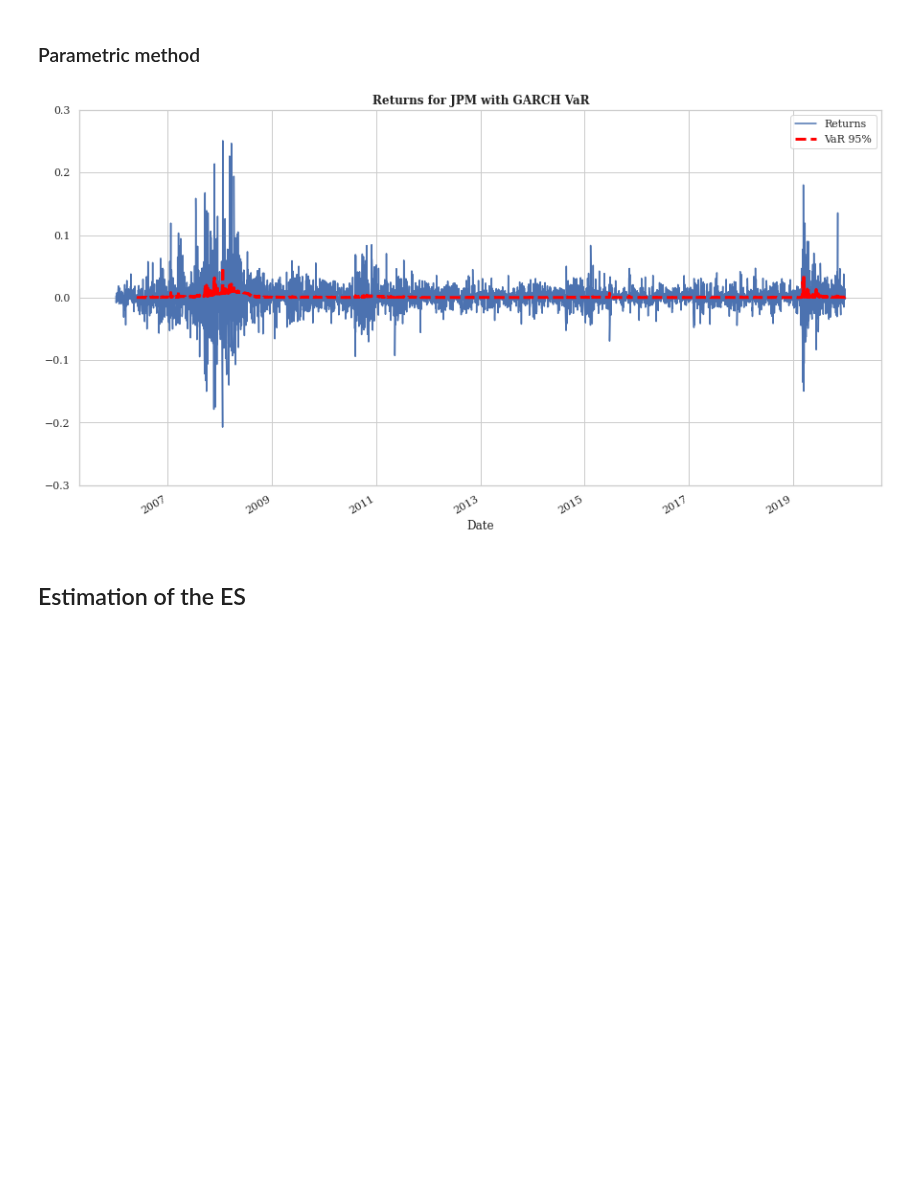
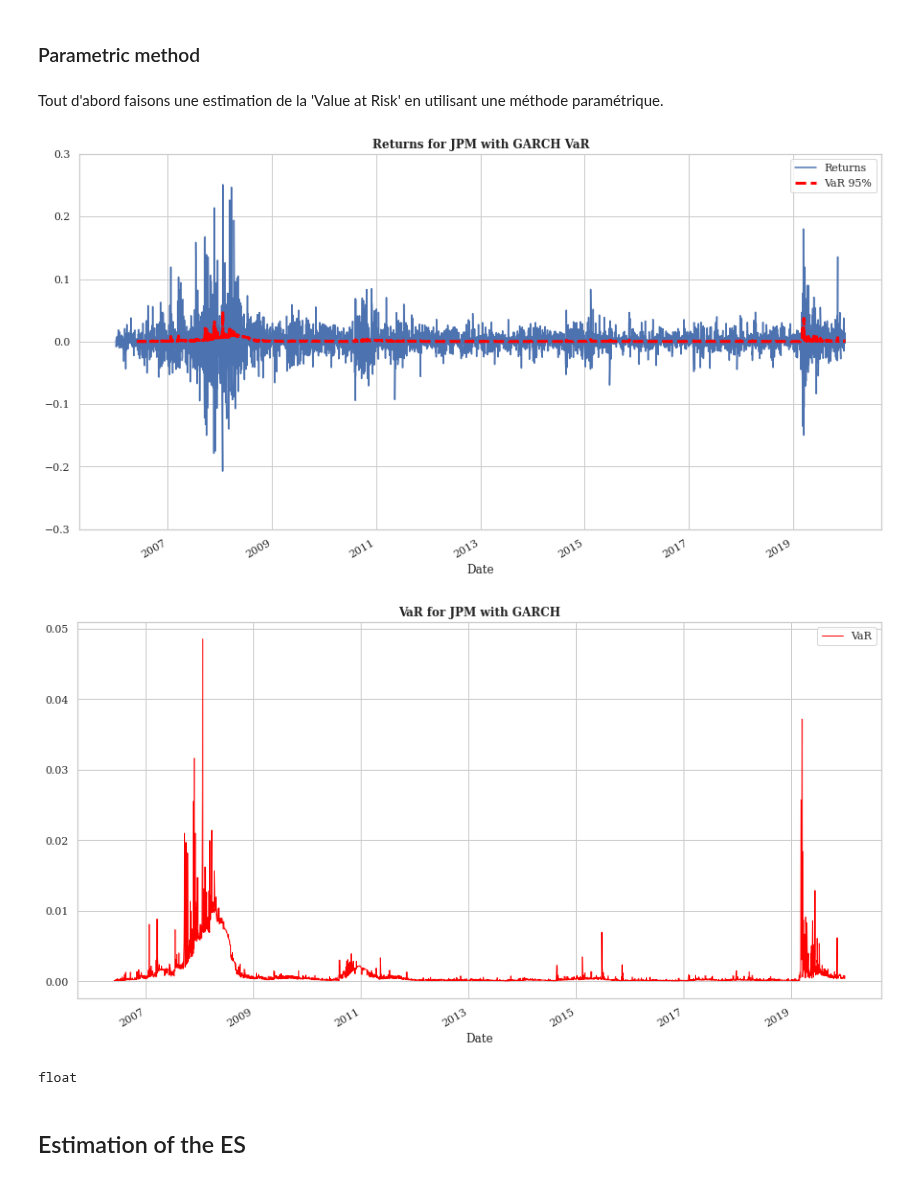
Before and after one commit to Simzer994/Project-Econometrics, a Jupyter notebook: Bank-Series.ipynb, the cells around one changed output. Saved outputs shown, nothing was run; the diff lists cells and outputs as text; code cells hidden in the pictures; blank space fills up the shorter version.

```diff
--- a/Bank-Series.ipynb
+++ b/Bank-Series.ipynb
@@ -49,9 +55,16 @@ VaR_NonParam = sf.weighted_hs_var(returns=returns, confidence_level=95, window=1
 # %% [markdown]
 ### Parametric method
+# %% [markdown]
+Tout d'abord faisons une estimation de la 'Value at Risk' en utilisant une méthode paramétrique.
 # %%
 p,q = sf.optimize_garch(returns=returns, bounds=[9,9])
-VaR_Param = sf.garch_var(returns=returns, confidence_level=95, bounds=[9,9], p=p, q=q, ticker=ticker, window=100)
+VaR_Param = sf.garch_var(returns=returns, confidence_level=95, p=p, q=q, ticker=ticker, window=100)
 # %% [output]
 [figure]
+[figure, added]
+# %%
+type(float(VaR_NonParam.iloc[249]))
+# %% [output]
+float
 # %% [markdown]
 ## Estimation of the ES
```
Also changed, not shown: parts of 5 cells of this notebook, 1 other file.
